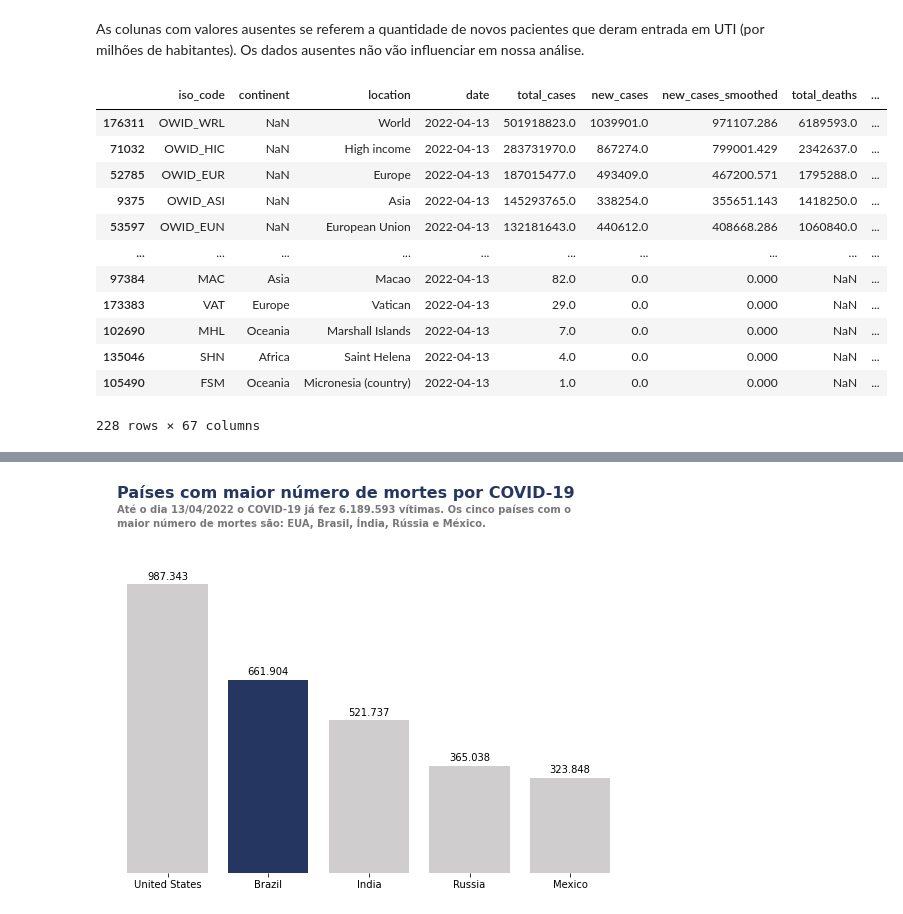
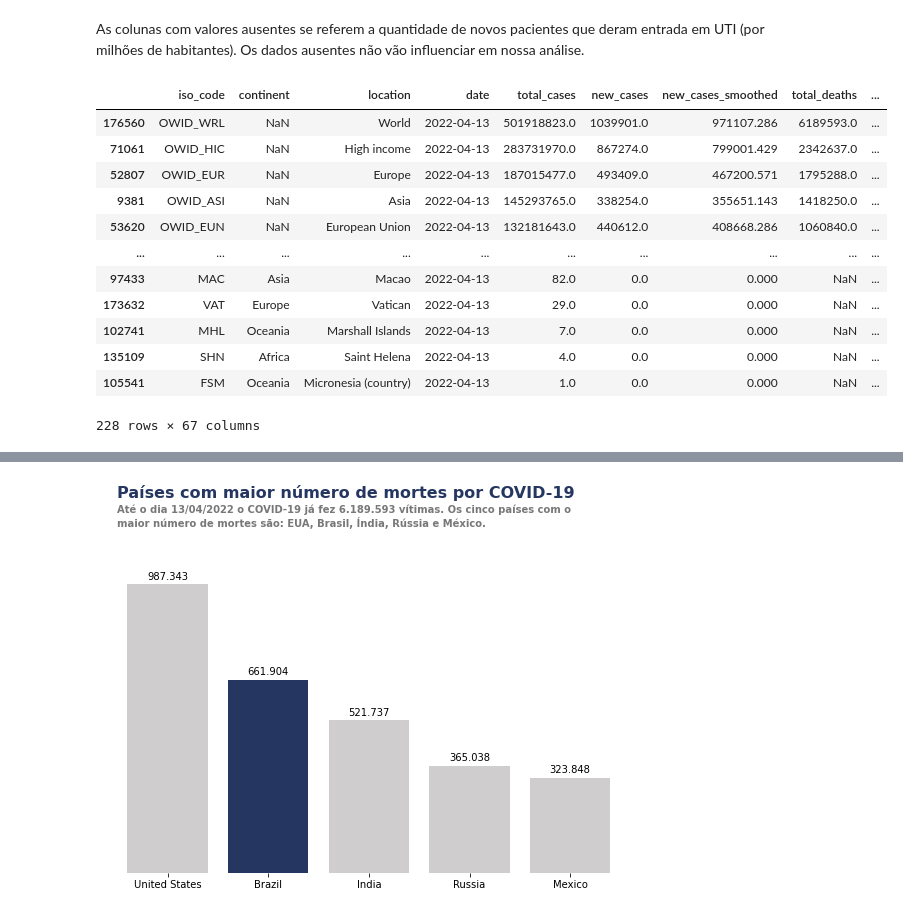
Before and after one commit to alex-trindade/DataScience, a Jupyter notebook: Analisando_Dados_Covid_19.ipynb, the cells around one changed output, grey strips where cells are left out. Drawn from its saved outputs; the diff is of its cells as text; code cells hidden in the pictures.

```diff
--- a/Analisando_Dados_Covid_19.ipynb
+++ b/Analisando_Dados_Covid_19.ipynb
@@ -145,20 +145,21 @@ Length: 67, dtype: float64
 As colunas com valores ausentes se referem a quantidade de novos pacientes que deram entrada em UTI (por milhões de habitantes). Os dados ausentes não vão influenciar em nossa análise.
 # %%
 #Vamos filtrar apenas o último registro de cada localidade e ordenar pelo número total de casos
-df.loc[df.date >= df.date.max()].sort_values(by="total_cases", ascending=False)
+max_date = '2022-04-13'
+df.loc[df.date == max_date].sort_values(by="total_cases", ascending=False)
 # %% [output]
 |  | iso_code | continent | location | date | total_cases | new_cases | new_cases_smoothed | total_deaths | ... |
-| 176311 | OWID_WRL | NaN | World | 2022-04-13 | 501918823.0 | 1039901.0 | 971107.286 | 6189593.0 | ... |
-| 71032 | OWID_HIC | NaN | High income | 2022-04-13 | 283731970.0 | 867274.0 | 799001.429 | 2342637.0 | ... |
-| 52785 | OWID_EUR | NaN | Europe | 2022-04-13 | 187015477.0 | 493409.0 | 467200.571 | 1795288.0 | ... |
-| 9375 | OWID_ASI | NaN | Asia | 2022-04-13 | 145293765.0 | 338254.0 | 355651.143 | 1418250.0 | ... |
-| 53597 | OWID_EUN | NaN | European Union | 2022-04-13 | 132181643.0 | 440612.0 | 408668.286 | 1060840.0 | ... |
+| 176560 | OWID_WRL | NaN | World | 2022-04-13 | 501918823.0 | 1039901.0 | 971107.286 | 6189593.0 | ... |
+| 71061 | OWID_HIC | NaN | High income | 2022-04-13 | 283731970.0 | 867274.0 | 799001.429 | 2342637.0 | ... |
+| 52807 | OWID_EUR | NaN | Europe | 2022-04-13 | 187015477.0 | 493409.0 | 467200.571 | 1795288.0 | ... |
+| 9381 | OWID_ASI | NaN | Asia | 2022-04-13 | 145293765.0 | 338254.0 | 355651.143 | 1418250.0 | ... |
+| 53620 | OWID_EUN | NaN | European Union | 2022-04-13 | 132181643.0 | 440612.0 | 408668.286 | 1060840.0 | ... |
 | ... | ... | ... | ... | ... | ... | ... | ... | ... | ... |
-| 97384 | MAC | Asia | Macao | 2022-04-13 | 82.0 | 0.0 | 0.000 | NaN | ... |
-| 173383 | VAT | Europe | Vatican | 2022-04-13 | 29.0 | 0.0 | 0.000 | NaN | ... |
-| 102690 | MHL | Oceania | Marshall Islands | 2022-04-13 | 7.0 | 0.0 | 0.000 | NaN | ... |
-| 135046 | SHN | Africa | Saint Helena | 2022-04-13 | 4.0 | 0.0 | 0.000 | NaN | ... |
-| 105490 | FSM | Oceania | Micronesia (country) | 2022-04-13 | 1.0 | 0.0 | 0.000 | NaN | ... |
+| 97433 | MAC | Asia | Macao | 2022-04-13 | 82.0 | 0.0 | 0.000 | NaN | ... |
+| 173632 | VAT | Europe | Vatican | 2022-04-13 | 29.0 | 0.0 | 0.000 | NaN | ... |
+| 102741 | MHL | Oceania | Marshall Islands | 2022-04-13 | 7.0 | 0.0 | 0.000 | NaN | ... |
+| 135109 | SHN | Africa | Saint Helena | 2022-04-13 | 4.0 | 0.0 | 0.000 | NaN | ... |
+| 105541 | FSM | Oceania | Micronesia (country) | 2022-04-13 | 1.0 | 0.0 | 0.000 | NaN | ... |
 228 rows × 67 columns
 # %%
 #Vamos filtrar apenas o último registro de cada localidade e ordenar pelo número total mortos
```
Also changed, not shown: parts of 13 cells of this notebook.
